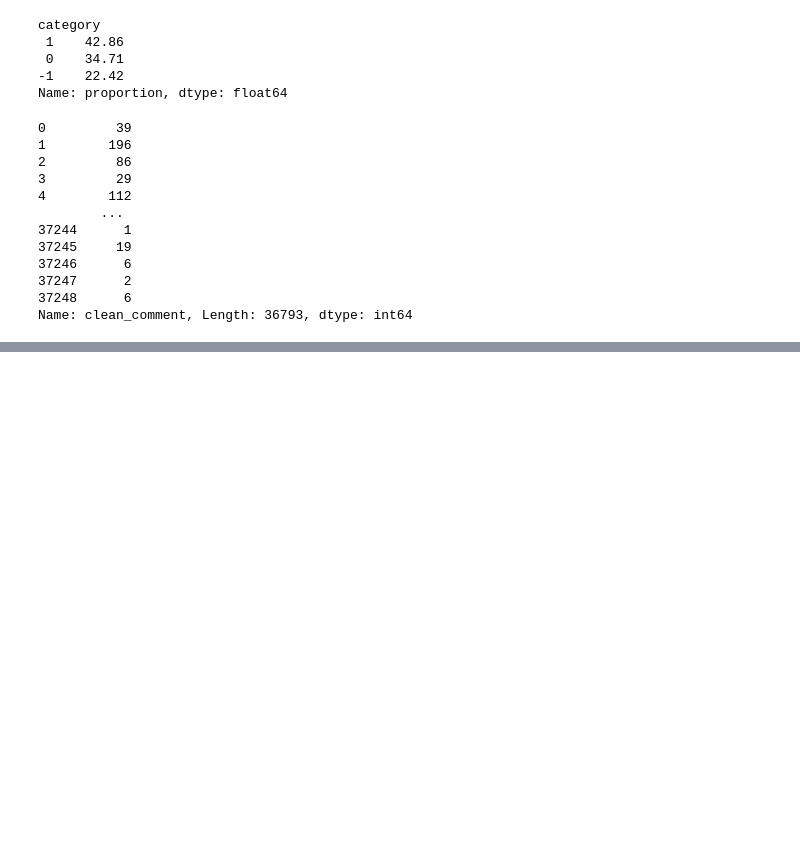
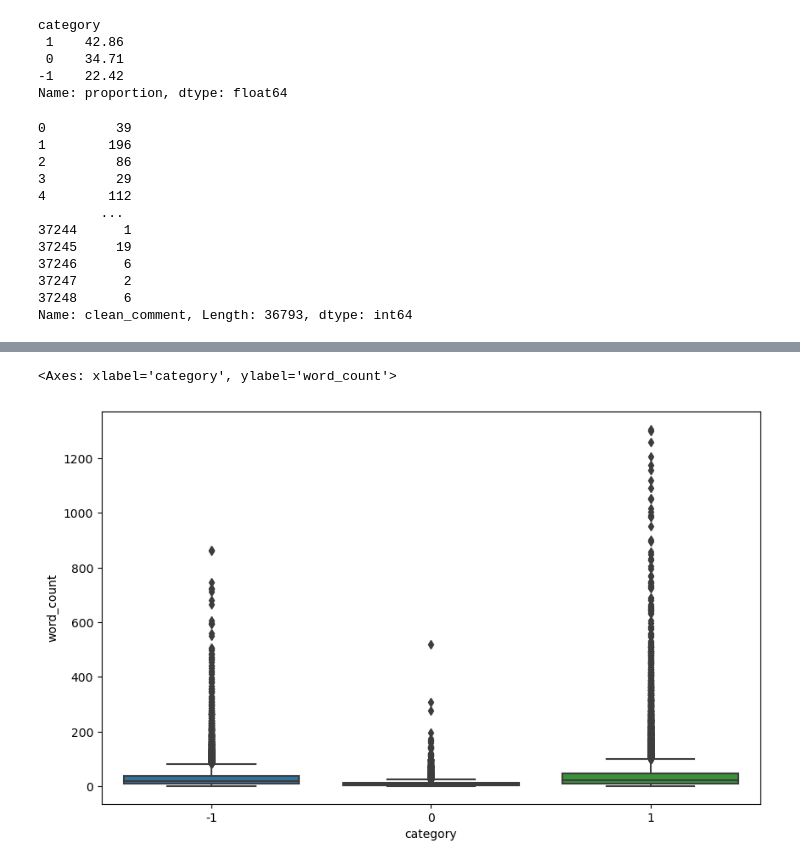
Before and after one commit to Bonniecoleman/Youtube-Sentiment-Chrome-Plug-in, a Jupyter notebook: notebooks/01_Preprocessing_EDA.ipynb, the cells around one changed output, grey strips where cells are left out. Drawn from its saved outputs; the diff is of its cells as text; code cells hidden in the pictures; blank space fills up the shorter version.

```diff
--- a/notebooks/01_Preprocessing_EDA.ipynb
+++ b/notebooks/01_Preprocessing_EDA.ipynb
@@ -175,0 +211,6 @@ df.sample(5)
+# %%
+plt.figure(figsize = (10, 6))
+sns.boxplot(df, x ='category', y='word_count')
+# %% [output]
+<Axes: xlabel='category', ylabel='word_count'>
+[figure, added]
```
Also changed, not shown: parts of 50 cells of this notebook.
